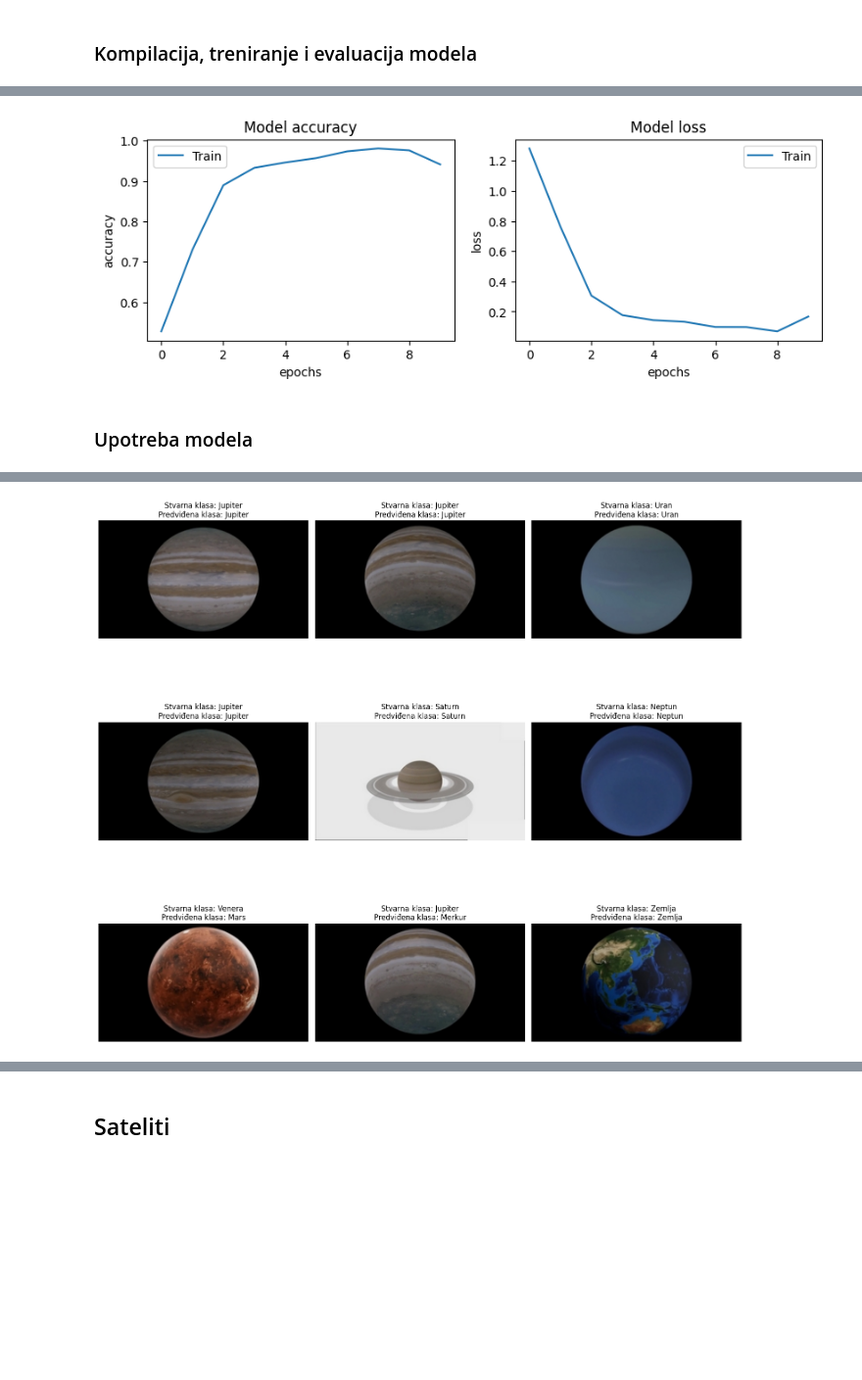
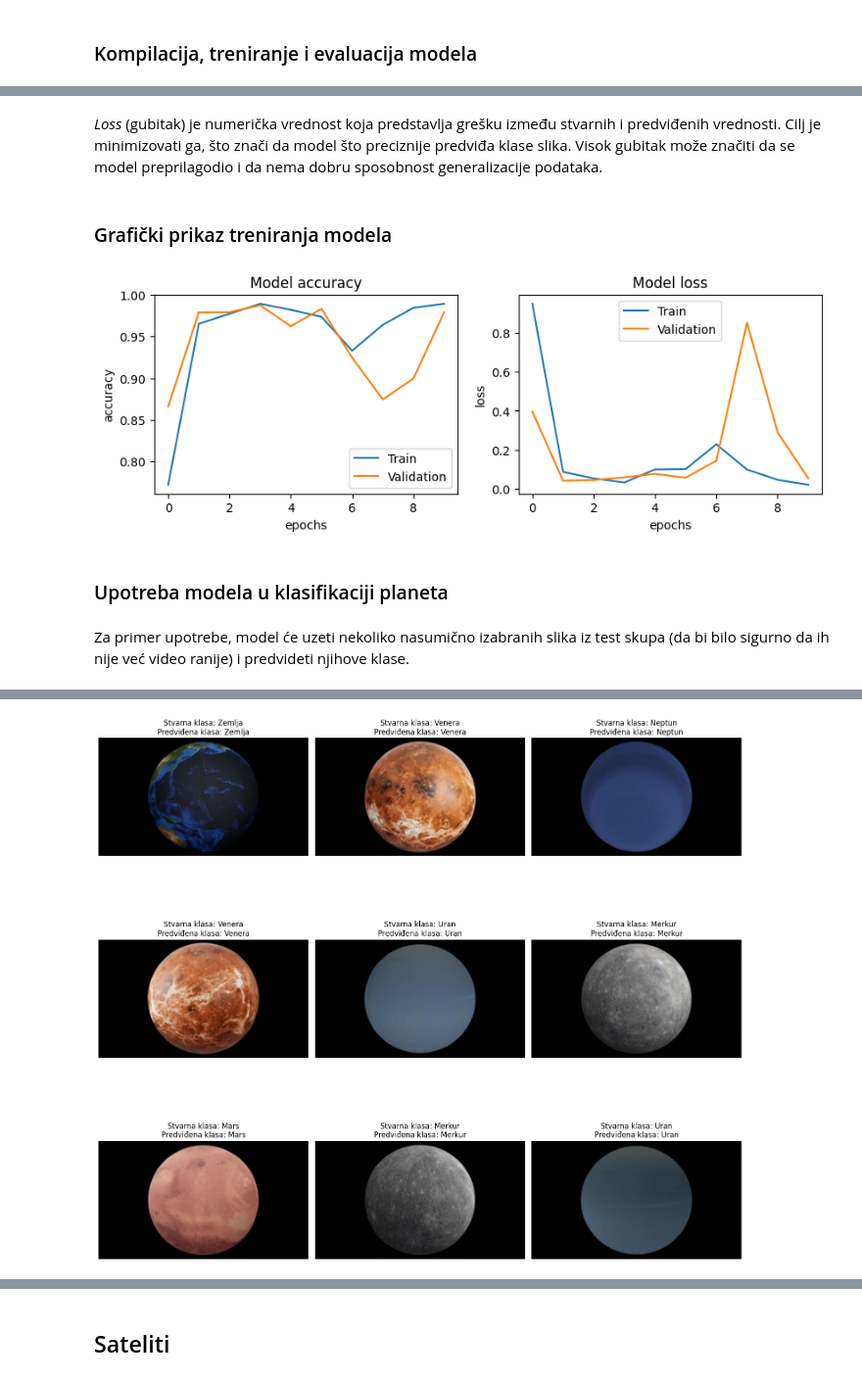
Before and after one commit to todortodorovic/IP2projekat, a Jupyter notebook: Klasifikacija planeta i satelita - drugi deo.ipynb, the cells around one changed output, grey strips where cells are left out. Shown at 98% size. Saved outputs shown, nothing was run; the diff lists cells and outputs as text; code cells hidden in the pictures; blank space fills up the shorter version.

```diff
--- a/Klasifikacija planeta i satelita - drugi deo.ipynb
+++ b/Klasifikacija planeta i satelita - drugi deo.ipynb
@@ -115,0 +141,2 @@ Found 358 validated image filenames belonging to 8 classes.
+# %%
+train_generator_planete, test_generator_planete, val_generator_planete = podeli_bazu(putanje, oznake)
@@ -128,5 +157,5 @@ from sklearn.metrics import accuracy_score
 # %%
 model.compile(optimizer='adam', loss='sparse_categorical_crossentropy', metrics=['accuracy'])
-history = model.fit(train_generator, batch_size=batch_size, epochs=10, verbose=1)
+history = model.fit(train_generator_planete, validation_data=val_generator_planete, batch_size=batch_size, epochs=10, verbose=1)
 # %% [output]
 Epoch 1/10
@@ -160,28 +189,36 @@ Test Accuracy:  87.15%
+# %% [markdown]
+*Loss* (gubitak) je numerička vrednost koja predstavlja grešku između stvarnih i predviđenih vrednosti. Cilj je minimizovati ga, što znači da model što preciznije predviđa klase slika. Visok gubitak može značiti da se model preprilagodio i da nema dobru sposobnost generalizacije podataka.
+# %% [markdown]
+### Grafički prikaz treniranja modela
 # %%
 fig, ax = plt.subplots(1, 2, figsize=(10, 3))
 ax = ax.ravel()
+
 for i, met in enumerate(['accuracy', 'loss']):
-        ax[i].plot(history.history[met])
-        ax[i].set_title('Model {}'.format(met))
-        ax[i].set_xlabel('epochs')
-        ax[i].set_ylabel(met)
-        ax[i].legend(['Train'])
+    ax[i].plot(history.history[met])
+    ax[i].plot(history.history['val_' + met])
+    ax[i].set_title('Model {}'.format(met))
+    ax[i].set_xlabel('epochs')
+    ax[i].set_ylabel(met)
+    ax[i].legend(['Train', 'Validation'])
 plt.show()
 # %% [output]
-[figure, old version]
+[figure, new version]
 # %% [markdown]
-### Upotreba modela
+### Upotreba modela u klasifikaciji planeta
+# %% [markdown]
+Za primer upotrebe, model će uzeti nekoliko nasumično izabranih slika iz test skupa (da bi bilo sigurno da ih nije već video ranije) i predvideti njihove klase.
 # %%
 from tensorflow.keras.preprocessing import image
 # Dobijanje random 9 putanja iz test generatora
-putanje = np.random.choice(test_generator.filepaths, 9, replace=False)
+putanje = np.random.choice(test_generator_planete.filepaths, 9, replace=False)
 
 # Prikazivanje slika sa random putanja
 plt.figure(figsize=(15, 15))
 for i, putanja in enumerate(putanje):
+
     # Učitavanje slike
     slika = plt.imread(putanja)
-
 
     # Učitavanje slike sa putanje
     img = image.load_img(putanja, target_size=target_size)
@@ -221 +258 @@ plt.show()
-[figure, old version]
+[figure, new version]
```
Also changed, not shown: parts of 30 cells of this notebook, 2 other files.
